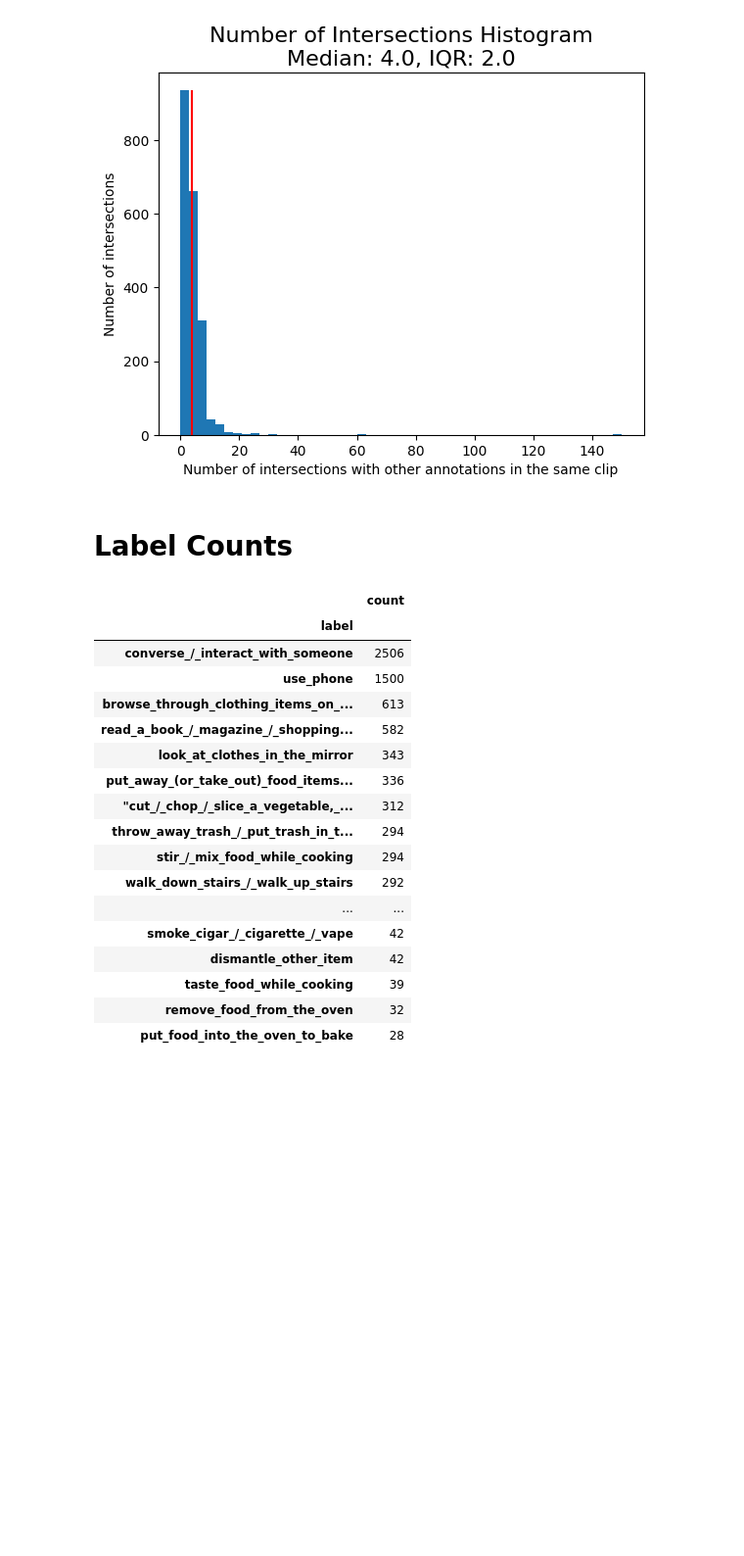
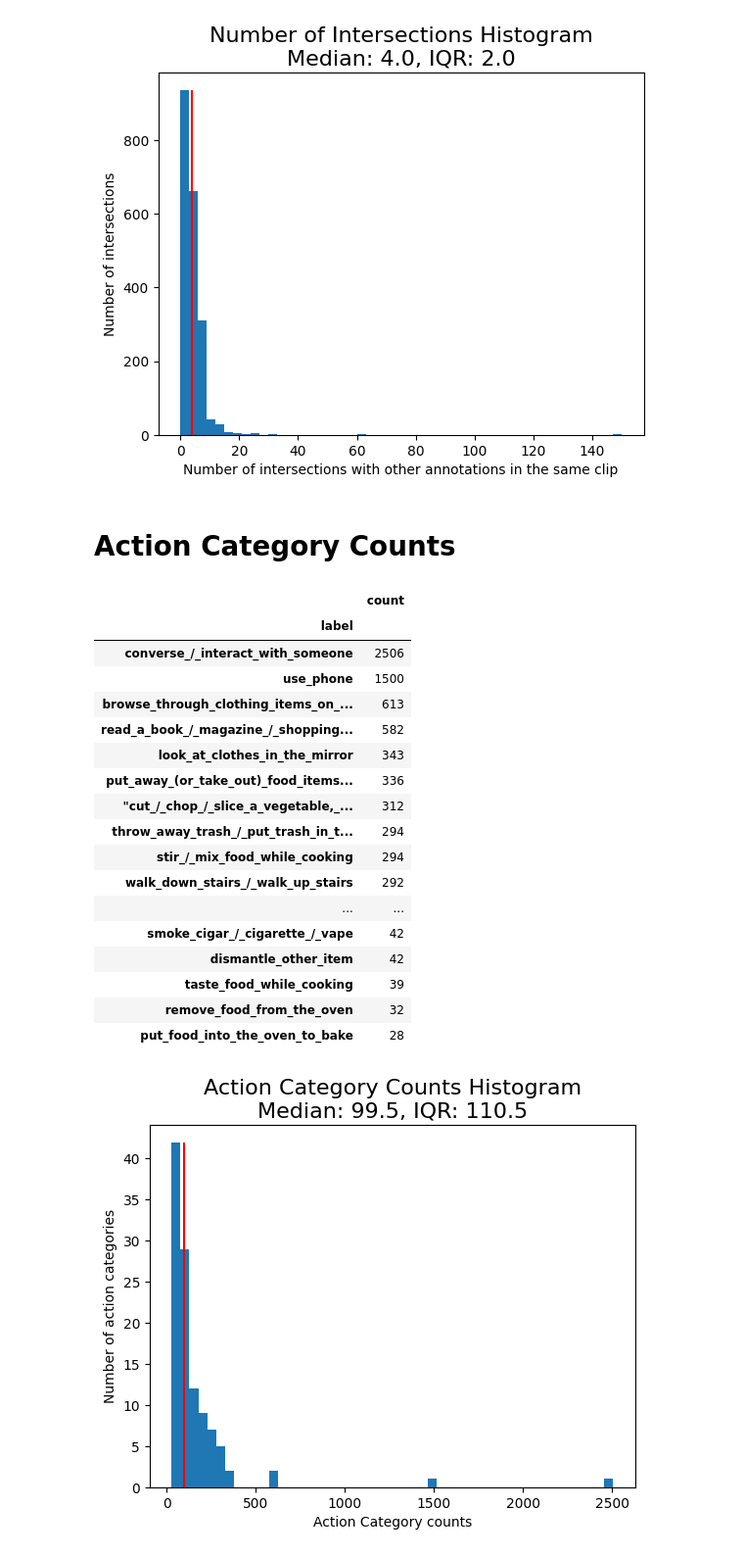
Before and after one commit to ardarslan/egocentric-video-understanding, a Jupyter notebook: scripts/03_analyze_annotations/analyze_annotations.ipynb, the cells around one changed output. Shown: that part at 98% size. Drawn from its saved outputs; the diff is of its cells as text; code cells hidden in the pictures; blank space fills up the shorter version.

```diff
--- a/scripts/03_analyze_annotations/analyze_annotations.ipynb
+++ b/scripts/03_analyze_annotations/analyze_annotations.ipynb
@@ -176,26 +176,36 @@ plt.savefig(os.path.join(os.environ["CODE"], "plots", "annotation_number_of_inte
 # %% [output]
 [figure]
 # %% [markdown]
-# Label Counts
+# Action Category Counts
 # %%
 with pd.option_context('display.max_rows', None, 'display.max_columns', None):
-    display(annotations_df.groupby("label").agg({"subset": "count"}).rename(columns={"subset": "count"}).sort_values(by="count", ascending=False))
+    action_category_counts_df = annotations_df.groupby("label").agg({"subset": "count"}).rename(columns={"subset": "count"}).sort_values(by="count", ascending=False)
+    display(action_category_counts_df)
+    data = action_category_counts_df["count"].values
+    median = np.median(data)
+    n, _, _ = plt.hist(data, bins=50)
+    plt.vlines(x=np.nanmedian(data), ymin=0.0, ymax=np.max(n), color="red", label="Median")
+    plt.title(f"Action Category Counts Histogram\nMedian: {np.round(np.nanmedian(data), 2)}, IQR: {np.round(np.nanpercentile(data, 75) - np.nanpercentile(data, 25), 2)}", fontsize=16)
+    plt.xlabel("Action Category counts")
+    plt.ylabel("Number of action categories")
+    plt.savefig(os.path.join(os.environ["CODE"], "plots", "action_category_counts.png"), dpi=300)
 # %% [output]
 |  | count |
 | label |  |
 | converse_/_interact_with_someone | 2506 |
 | use_phone | 1500 |
 | browse_through_clothing_items_on_... | 613 |
 | read_a_book_/_magazine_/_shopping... | 582 |
 | look_at_clothes_in_the_mirror | 343 |
 | put_away_(or_take_out)_food_items... | 336 |
 | "cut_/_chop_/_slice_a_vegetable,_... | 312 |
 | throw_away_trash_/_put_trash_in_t... | 294 |
 | stir_/_mix_food_while_cooking | 294 |
 | walk_down_stairs_/_walk_up_stairs | 292 |
 | ... | ... |
 | smoke_cigar_/_cigarette_/_vape | 42 |
 | dismantle_other_item | 42 |
 | taste_food_while_cooking | 39 |
 | remove_food_from_the_oven | 32 |
 | put_food_into_the_oven_to_bake | 28 |
+[figure, added]
```
Also changed, not shown: 3 other files.
